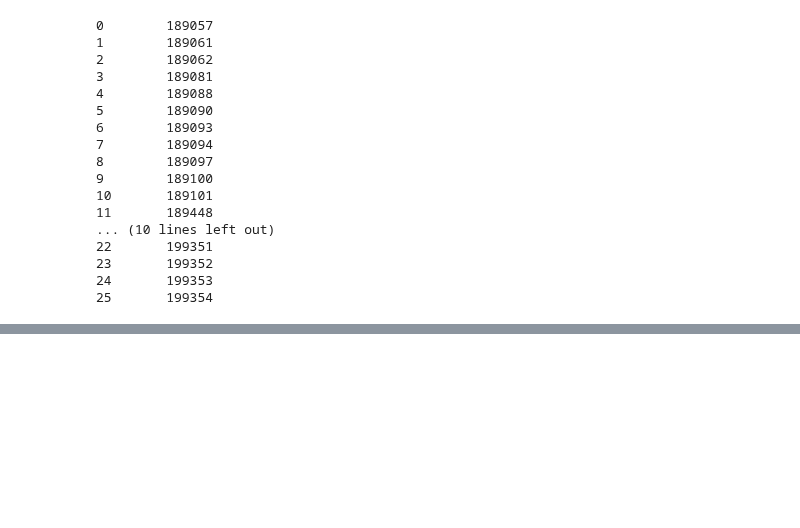
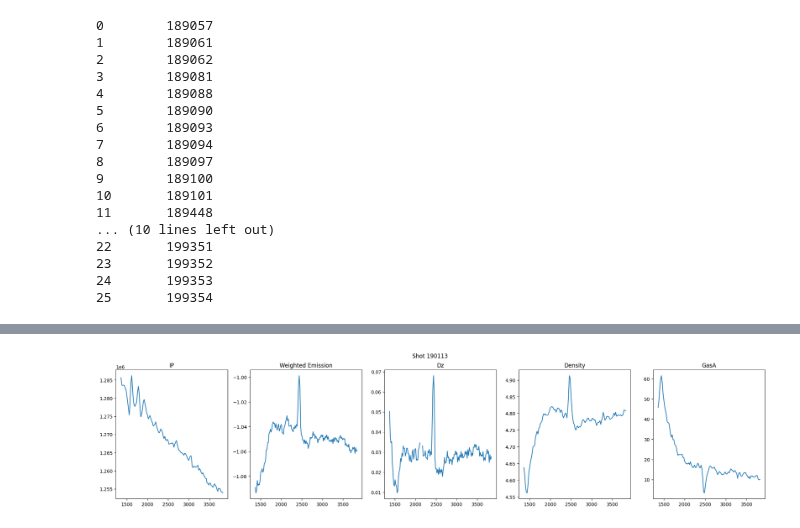
Before and after one commit to PlasmaControl/plasma-tv, a Jupyter notebook: notebooks/weighted_emission_sandbox.ipynb, the cells around one changed output, grey strips where cells are left out. Cells and saved outputs as stored; diff of their text form; code cells hidden in the pictures; blank space fills up the shorter version.

```diff
--- a/notebooks/weighted_emission_sandbox.ipynb
+++ b/notebooks/weighted_emission_sandbox.ipynb
@@ -345,0 +346,11 @@ plt.plot(times, dssdenest)
+# %%
+crop_h5_times, crop_dssdenest = crop_time(h5_times, dssdenest, t_ip_flat_sql, t_ip_flat_sql + ip_flat_duration_sql)
+_, crop_gasA = crop_time(h5_times, gasA, t_ip_flat_sql, t_ip_flat_sql + ip_flat_duration_sql)
+_, crop_ZXPT1_EFIT01 = crop_time(h5_times, ZXPT1_EFIT01, t_ip_flat_sql, t_ip_flat_sql + ip_flat_duration_sql)
+_, crop_ip = crop_time(h5_times, ip, t_ip_flat_sql, t_ip_flat_sql + ip_flat_duration_sql)
+crop_times, crop_data = crop_time(vid_times, data, t_ip_flat_sql, t_ip_flat_sql + ip_flat_duration_sql)
+
+interpolator = interp1d(crop_h5_times, crop_ZXPT1_EFIT01, kind=interp_kind,
+                        fill_value='extrapolate')
+interp_ZXPT = interpolator(crop_times)
+Dz = crop_data - interp_ZXPT
@@ -345,0 +382,22 @@ plt.plot(times, dssdenest)
+# %%
+plt.figure(figsize=(25,5))
+plt.subplot(1, 5, 2)
+plt.plot(crop_times,crop_data[0])
+plt.title('Weighted Emission')
+plt.subplot(1, 5, 4)
+plt.plot(crop_h5_times, crop_dssdenest[0])
+plt.title('Density')
+plt.subplot(1, 5, 5)
+plt.plot(crop_h5_times, crop_gasA[0])
+plt.title('GasA')
+plt.subplot(1, 5, 3)
+plt.plot(crop_times, Dz[0])
+plt.title('Dz')
+plt.subplot(1, 5, 1)
+plt.plot(crop_h5_times, crop_ip[0])
+plt.title('IP')
+plt.suptitle('Shot ' + shot)
+plt.tight_layout
+plt.show()
+# %% [output]
+[figure, added]
```
Also changed, not shown: parts of 6 cells of this notebook, 1 other file.
